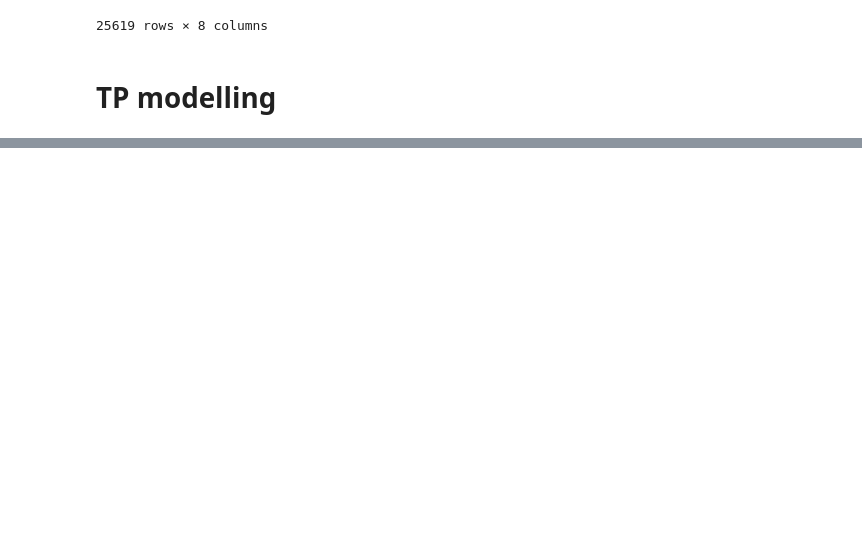
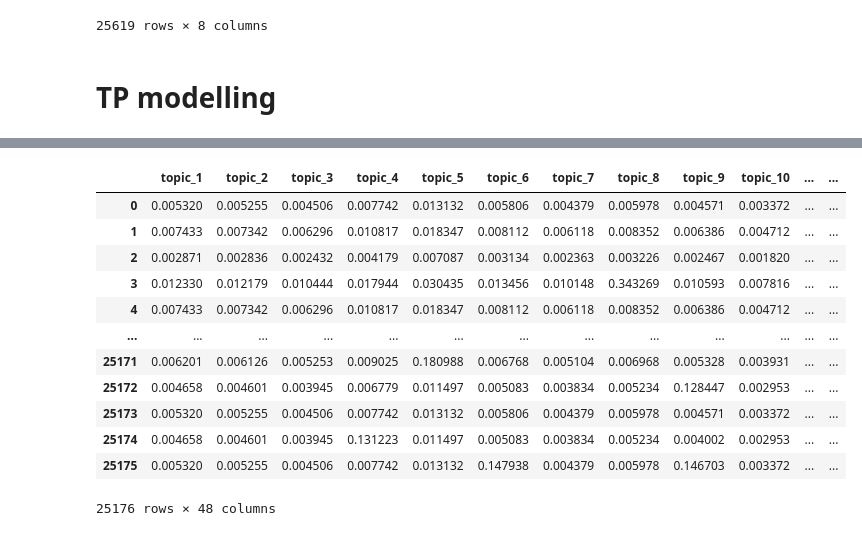
Before and after one commit to BoE-ARP-Bayes-MSc-BA/BoE_ARP_test01, a Jupyter notebook: BoE_Present_Model/model.ipynb, the cells around one changed output, grey strips where cells are left out. Drawn from its saved outputs; the diff is of its cells as text; code cells hidden in the pictures; blank space fills up the shorter version.

```diff
--- a/BoE_Present_Model/model.ipynb
+++ b/BoE_Present_Model/model.ipynb
@@ -509,0 +545,2 @@ model_df
+# %%
+reviews = model_df['paragraph']
@@ -509,0 +596,4 @@ model_df
+# %%
+# separate x and y
+clean_text = clean_data(reviews)
+clean_text
@@ -509,0 +717,28 @@ model_df
+# %%
+# choose the topic for 48
+# Hence, we train our best fit model.
+best_mdl = tp.LDAModel(k=48, corpus=corpus)
+for i in range(0, 100, 10):
+    best_mdl.train(10)
+    # print("Iteration: {}\tLog-likelihood: {}".format(i, best_mdl.ll_per_word))
+# Using the ‘get_topic_words’ attribute,
+# we retrieve the topic-to-word probabilities,
+# a key outcome of topic modeling. The estimated probabilities are arranged into a Pandas DF.
+# 使用“get_topic_words”屬性，我們可以取得主題到詞彙概率的預測，這是主題建模的一個重要結果。
+wt = pd.DataFrame()
+for k in range(best_mdl.k):
+    words, probs = [], []
+    for word, prob in best_mdl.get_topic_words(k):
+        words.append(word)
+        probs.append(prob)
+    tmp = pd.DataFrame(
+        {
+            "word": words,
+            "prob": np.round(probs, 3),
+            "k": np.repeat(k, len(words)),
+            "sort": np.arange(0, len(words)),
+        }
+    )
+    wt = pd.concat([wt, tmp], ignore_index=False)
+    del tmp
+wt #.head(1).T
@@ -509,0 +759,25 @@ model_df
+# %%
+# The second outcome of topic modeling we retrieve consists of the topic-to-document probabilities,
+#  which we retrieve using the ‘get_topic_dist’ attribute,
+# available for any document included in the LDA corpus used for the training.
+# 第二個主題建模的結果是主題到文件概率的預測，
+# 這可以使用“get_topic_dist”屬性，可用於訓練 LDA 的資料庫中包含的任何文件。
+td = pd.DataFrame(
+    np.stack([doc.get_topic_dist() for doc in best_mdl.docs]),
+    columns=["topic_{}".format(i + 1) for i in range(best_mdl.k)],
+)
+td #.head(1).T
+# %% [output]
+|  | topic_1 | topic_2 | topic_3 | topic_4 | topic_5 | topic_6 | topic_7 | topic_8 | topic_9 | topic_10 | ... | ... |
+| 0 | 0.005320 | 0.005255 | 0.004506 | 0.007742 | 0.013132 | 0.005806 | 0.004379 | 0.005978 | 0.004571 | 0.003372 | ... | ... |
+| 1 | 0.007433 | 0.007342 | 0.006296 | 0.010817 | 0.018347 | 0.008112 | 0.006118 | 0.008352 | 0.006386 | 0.004712 | ... | ... |
+| 2 | 0.002871 | 0.002836 | 0.002432 | 0.004179 | 0.007087 | 0.003134 | 0.002363 | 0.003226 | 0.002467 | 0.001820 | ... | ... |
+| 3 | 0.012330 | 0.012179 | 0.010444 | 0.017944 | 0.030435 | 0.013456 | 0.010148 | 0.343269 | 0.010593 | 0.007816 | ... | ... |
+| 4 | 0.007433 | 0.007342 | 0.006296 | 0.010817 | 0.018347 | 0.008112 | 0.006118 | 0.008352 | 0.006386 | 0.004712 | ... | ... |
+| ... | ... | ... | ... | ... | ... | ... | ... | ... | ... | ... | ... | ... |
+| 25171 | 0.006201 | 0.006126 | 0.005253 | 0.009025 | 0.180988 | 0.006768 | 0.005104 | 0.006968 | 0.005328 | 0.003931 | ... | ... |
+| 25172 | 0.004658 | 0.004601 | 0.003945 | 0.006779 | 0.011497 | 0.005083 | 0.003834 | 0.005234 | 0.128447 | 0.002953 | ... | ... |
+| 25173 | 0.005320 | 0.005255 | 0.004506 | 0.007742 | 0.013132 | 0.005806 | 0.004379 | 0.005978 | 0.004571 | 0.003372 | ... | ... |
+| 25174 | 0.004658 | 0.004601 | 0.003945 | 0.131223 | 0.011497 | 0.005083 | 0.003834 | 0.005234 | 0.004002 | 0.002953 | ... | ... |
+| 25175 | 0.005320 | 0.005255 | 0.004506 | 0.007742 | 0.013132 | 0.147938 | 0.004379 | 0.005978 | 0.146703 | 0.003372 | ... | ... |
+25176 rows × 48 columns
```
Also changed, not shown: parts of 11 cells of this notebook, 2 other files.
